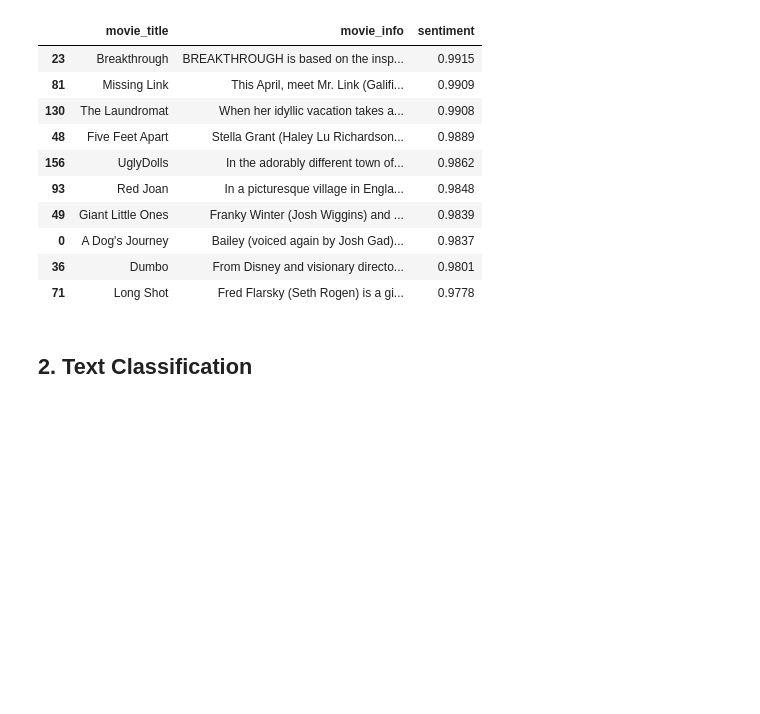
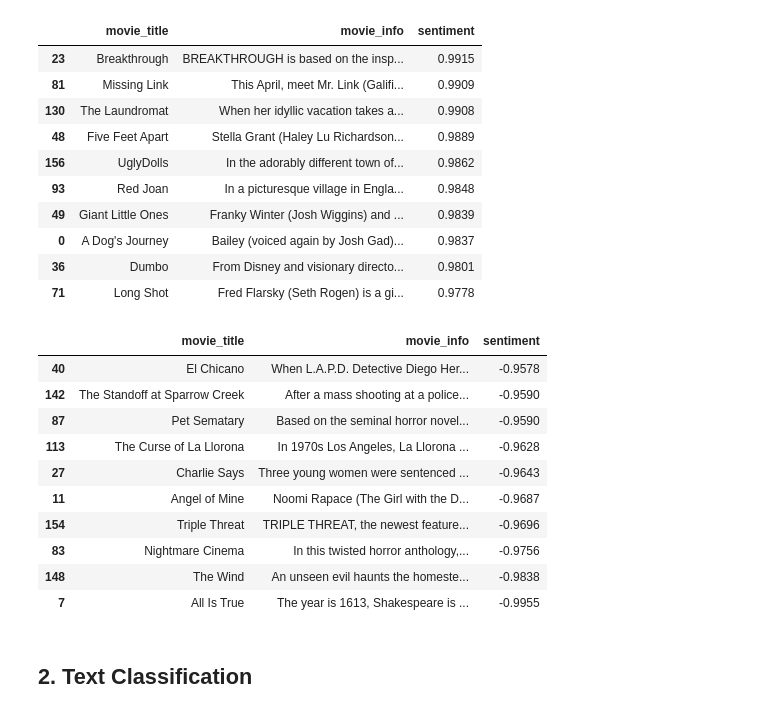
Before and after one commit to Camiloesp/PythonDataScience_NaturalLanguageProcessing, a Jupyter notebook: Course Assignment Notebooks/section4_assignments.ipynb, the cells around one changed output. Drawn from its saved outputs; the diff is of its cells as text; code cells hidden in the pictures; blank space fills up the shorter version.

```diff
--- a/Course Assignment Notebooks/section4_assignments.ipynb
+++ b/Course Assignment Notebooks/section4_assignments.ipynb
@@ -56,6 +56,21 @@ df[['movie_title', 'movie_info', 'sentiment']].sort_values(by='sentiment', ascen
 | 0 | A Dog's Journey | Bailey (voiced again by Josh Gad)... | 0.9837 |
 | 36 | Dumbo | From Disney and visionary directo... | 0.9801 |
 | 71 | Long Shot | Fred Flarsky (Seth Rogen) is a gi... | 0.9778 |
+# %%
+# Bottom 10 movies
+df[['movie_title', 'movie_info', 'sentiment']].sort_values(by='sentiment', ascending=False).tail(10)
+# %% [output]
+|  | movie_title | movie_info | sentiment |
+| 40 | El Chicano | When L.A.P.D. Detective Diego Her... | -0.9578 |
+| 142 | The Standoff at Sparrow Creek | After a mass shooting at a police... | -0.9590 |
+| 87 | Pet Sematary | Based on the seminal horror novel... | -0.9590 |
+| 113 | The Curse of La Llorona | In 1970s Los Angeles, La Llorona ... | -0.9628 |
+| 27 | Charlie Says | Three young women were sentenced ... | -0.9643 |
+| 11 | Angel of Mine | Noomi Rapace (The Girl with the D... | -0.9687 |
+| 154 | Triple Threat | TRIPLE THREAT, the newest feature... | -0.9696 |
+| 83 | Nightmare Cinema | In this twisted horror anthology,... | -0.9756 |
+| 148 | The Wind | An unseen evil haunts the homeste... | -0.9838 |
+| 7 | All Is True | The year is 1613, Shakespeare is ... | -0.9955 |
 # %% [markdown]
 ## 2. Text Classification
 # %% [markdown]
```
Also changed, not shown: 3 other files.
